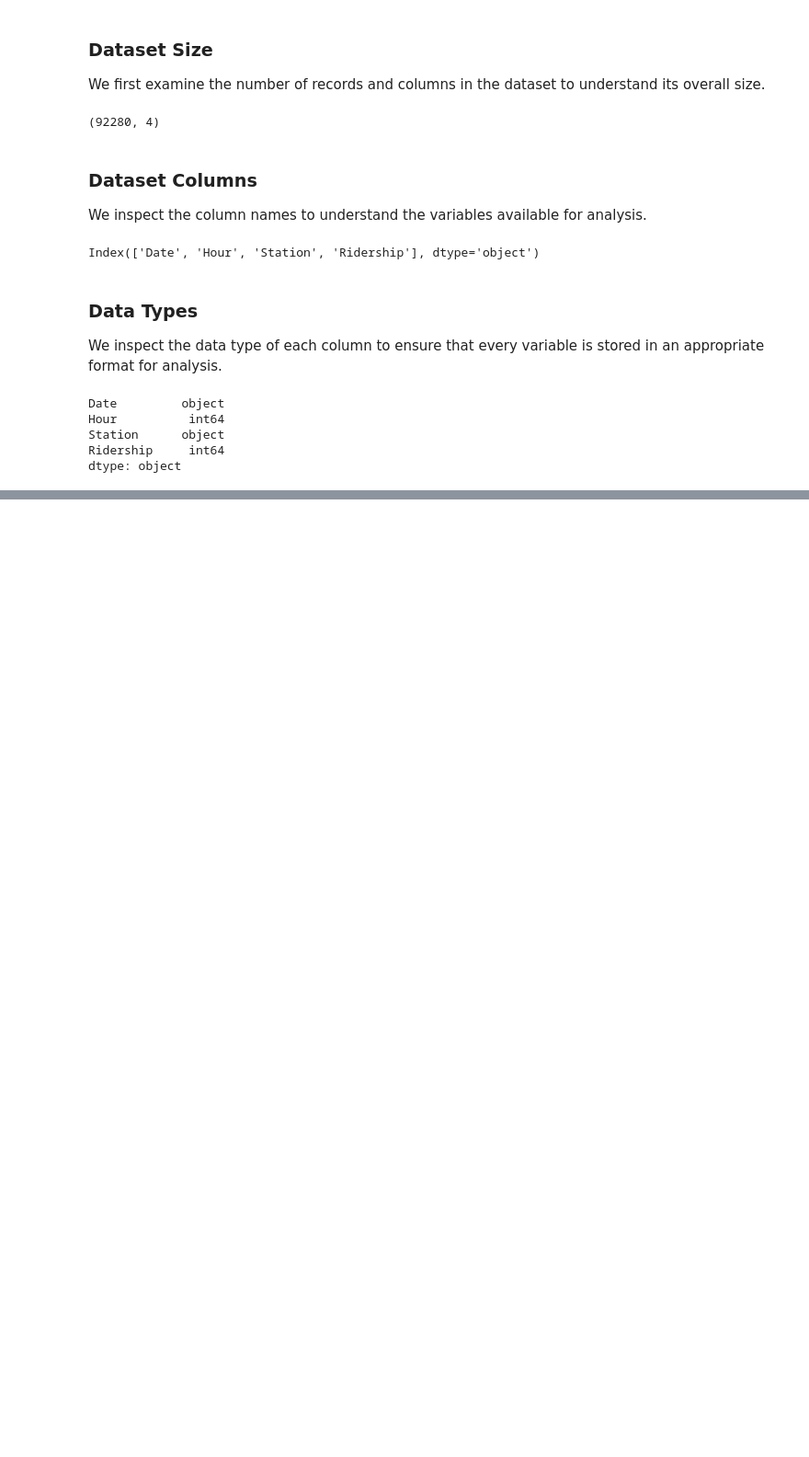
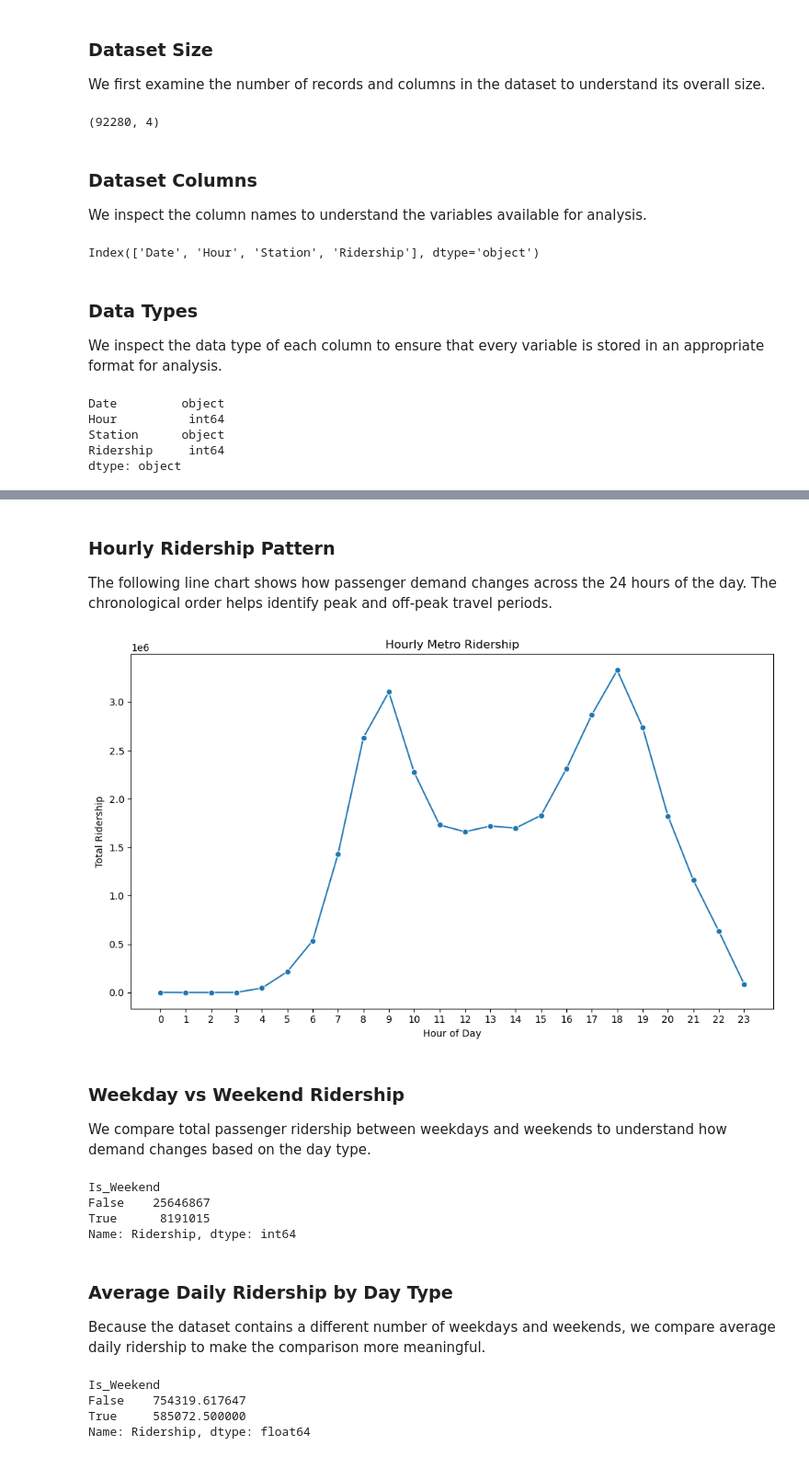
Before and after one commit to kaushiki2024/metro-operations-analytics, a Jupyter notebook: notebook/01_data_cleaning_and_eda.ipynb, the cells around one changed output, grey strips where cells are left out. Shown at 92% size. Saved outputs shown, nothing was run; the diff lists cells and outputs as text; code cells hidden in the pictures; blank space fills up the shorter version.

```diff
--- a/notebook/01_data_cleaning_and_eda.ipynb
+++ b/notebook/01_data_cleaning_and_eda.ipynb
@@ -106,0 +294,3 @@ dtype: object
+# %%
+# Convert the Date column from text to datetime format.
+df["Date"] = pd.to_datetime(df["Date"])
@@ -106,0 +311,3 @@ dtype: object
+# %%
+# Create a column containing the day of the week.
+df["Day_Name"] = df["Date"].dt.day_name()
@@ -106,0 +517,69 @@ dtype: object
+# %% [markdown]
+### Hourly Ridership Pattern
+
+The following line chart shows how passenger demand changes across the 24 hours of the day. The chronological order helps identify peak and off-peak travel periods.
+# %%
+# Aggregate ridership by hour in chronological order.
+hourly_ridership = df.groupby("Hour")["Ridership"].sum()
+
+# Create the hourly ridership trend.
+plt.figure(figsize=(10, 6))
+
+sns.lineplot(
+    x=hourly_ridership.index,
+    y=hourly_ridership.values,
+    marker="o"
+)
+
+plt.title("Hourly Metro Ridership")
+plt.xlabel("Hour of Day")
+plt.ylabel("Total Ridership")
+plt.xticks(range(24))
+plt.tight_layout()
+
+plt.show()
+# %% [output]
+[figure, added]
+# %% [markdown]
+### Weekday vs Weekend Ridership
+
+We compare total passenger ridership between weekdays and weekends to understand how demand changes based on the day type.
+# %%
+# Calculate total ridership for weekdays and weekends.
+weekday_weekend_ridership = (
+    df.groupby("Is_Weekend")["Ridership"]
+    .sum()
+)
+
+weekday_weekend_ridership
+# %% [output]
+Is_Weekend
+False    25646867
+True      8191015
+Name: Ridership, dtype: int64
+# %% [markdown]
+### Average Daily Ridership by Day Type
+
+Because the dataset contains a different number of weekdays and weekends, we compare average daily ridership to make the comparison more meaningful.
+# %%
+# Calculate total ridership for each date.
+daily_ridership_by_type = (
+    df.groupby(["Date", "Is_Weekend"])["Ridership"]
+    .sum()
+    .reset_index()
+)
+
+# Calculate the average daily ridership for each day type.
+average_ridership_by_type = (
+    daily_ridership_by_type
+    .groupby("Is_Weekend")["Ridership"]
+    .mean()
+)
+
+# Display the results.
+average_ridership_by_type
+# %% [output]
+Is_Weekend
+False    754319.617647
+True     585072.500000
+Name: Ridership, dtype: float64
```
Also changed, not shown: parts of 86 cells of this notebook.
